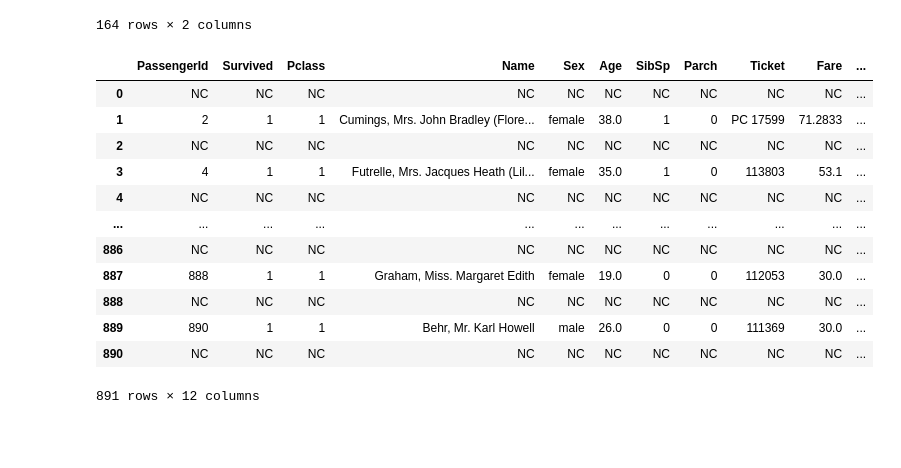
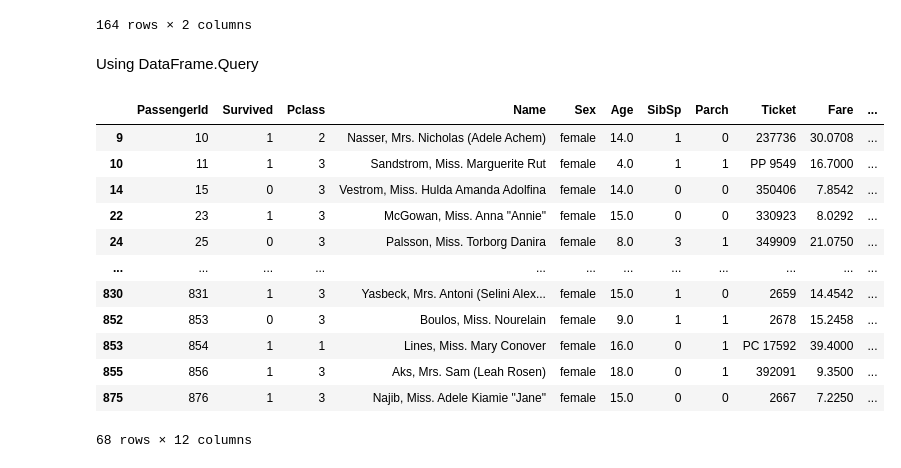
Before and after one commit to moisescujardo/python-projects, a Jupyter notebook: data-science-projects/python_pandas_a_deeper_dive.ipynb, the cells around one changed output. Drawn from its saved outputs; the diff is of its cells as text; code cells hidden in the pictures; blank space fills up the shorter version.

Commit message:
update: using DataFrame.Query

```diff
--- a/data-science-projects/python_pandas_a_deeper_dive.ipynb
+++ b/data-science-projects/python_pandas_a_deeper_dive.ipynb
@@ -248,20 +248,22 @@ twenty_below_passengers
 | 877 | Petroff, Mr. Nedelio | 19.0 |
 | 887 | Graham, Miss. Margaret Edith | 19.0 |
 164 rows × 2 columns
-# %%
-titanic_passenger_df[titanic_passenger_df['Cabin']=='D'] = 'NC'
-titanic_passenger_df
-# %% [output]
-|  | PassengerId | Survived | Pclass | Name | Sex | Age | SibSp | Parch | Ticket | Fare | ... |
-| 0 | NC | NC | NC | NC | NC | NC | NC | NC | NC | NC | ... |
-| 1 | 2 | 1 | 1 | Cumings, Mrs. John Bradley (Flore... | female | 38.0 | 1 | 0 | PC 17599 | 71.2833 | ... |
-| 2 | NC | NC | NC | NC | NC | NC | NC | NC | NC | NC | ... |
-| 3 | 4 | 1 | 1 | Futrelle, Mrs. Jacques Heath (Lil... | female | 35.0 | 1 | 0 | 113803 | 53.1 | ... |
-| 4 | NC | NC | NC | NC | NC | NC | NC | NC | NC | NC | ... |
-| ... | ... | ... | ... | ... | ... | ... | ... | ... | ... | ... | ... |
-| 886 | NC | NC | NC | NC | NC | NC | NC | NC | NC | NC | ... |
-| 887 | 888 | 1 | 1 | Graham, Miss. Margaret Edith | female | 19.0 | 0 | 0 | 112053 | 30.0 | ... |
-| 888 | NC | NC | NC | NC | NC | NC | NC | NC | NC | NC | ... |
-| 889 | 890 | 1 | 1 | Behr, Mr. Karl Howell | male | 26.0 | 0 | 0 | 111369 | 30.0 | ... |
-| 890 | NC | NC | NC | NC | NC | NC | NC | NC | NC | NC | ... |
-891 rows × 12 columns
+# %% [markdown]
+Using DataFrame.Query
+# %%
+q_twenty_below_passengers = titanic_passenger_df.query('Age <= 18 & Sex =="female"')
+q_twenty_below_passengers
+# %% [output]
+|  | PassengerId | Survived | Pclass | Name | Sex | Age | SibSp | Parch | Ticket | Fare | ... |
+| 9 | 10 | 1 | 2 | Nasser, Mrs. Nicholas (Adele Achem) | female | 14.0 | 1 | 0 | 237736 | 30.0708 | ... |
+| 10 | 11 | 1 | 3 | Sandstrom, Miss. Marguerite Rut | female | 4.0 | 1 | 1 | PP 9549 | 16.7000 | ... |
+| 14 | 15 | 0 | 3 | Vestrom, Miss. Hulda Amanda Adolfina | female | 14.0 | 0 | 0 | 350406 | 7.8542 | ... |
+| 22 | 23 | 1 | 3 | McGowan, Miss. Anna "Annie" | female | 15.0 | 0 | 0 | 330923 | 8.0292 | ... |
+| 24 | 25 | 0 | 3 | Palsson, Miss. Torborg Danira | female | 8.0 | 3 | 1 | 349909 | 21.0750 | ... |
+| ... | ... | ... | ... | ... | ... | ... | ... | ... | ... | ... | ... |
+| 830 | 831 | 1 | 3 | Yasbeck, Mrs. Antoni (Selini Alex... | female | 15.0 | 1 | 0 | 2659 | 14.4542 | ... |
+| 852 | 853 | 0 | 3 | Boulos, Miss. Nourelain | female | 9.0 | 1 | 1 | 2678 | 15.2458 | ... |
+| 853 | 854 | 1 | 1 | Lines, Miss. Mary Conover | female | 16.0 | 0 | 1 | PC 17592 | 39.4000 | ... |
+| 855 | 856 | 1 | 3 | Aks, Mrs. Sam (Leah Rosen) | female | 18.0 | 0 | 1 | 392091 | 9.3500 | ... |
+| 875 | 876 | 1 | 3 | Najib, Miss. Adele Kiamie "Jane" | female | 15.0 | 0 | 0 | 2667 | 7.2250 | ... |
+68 rows × 12 columns
```
